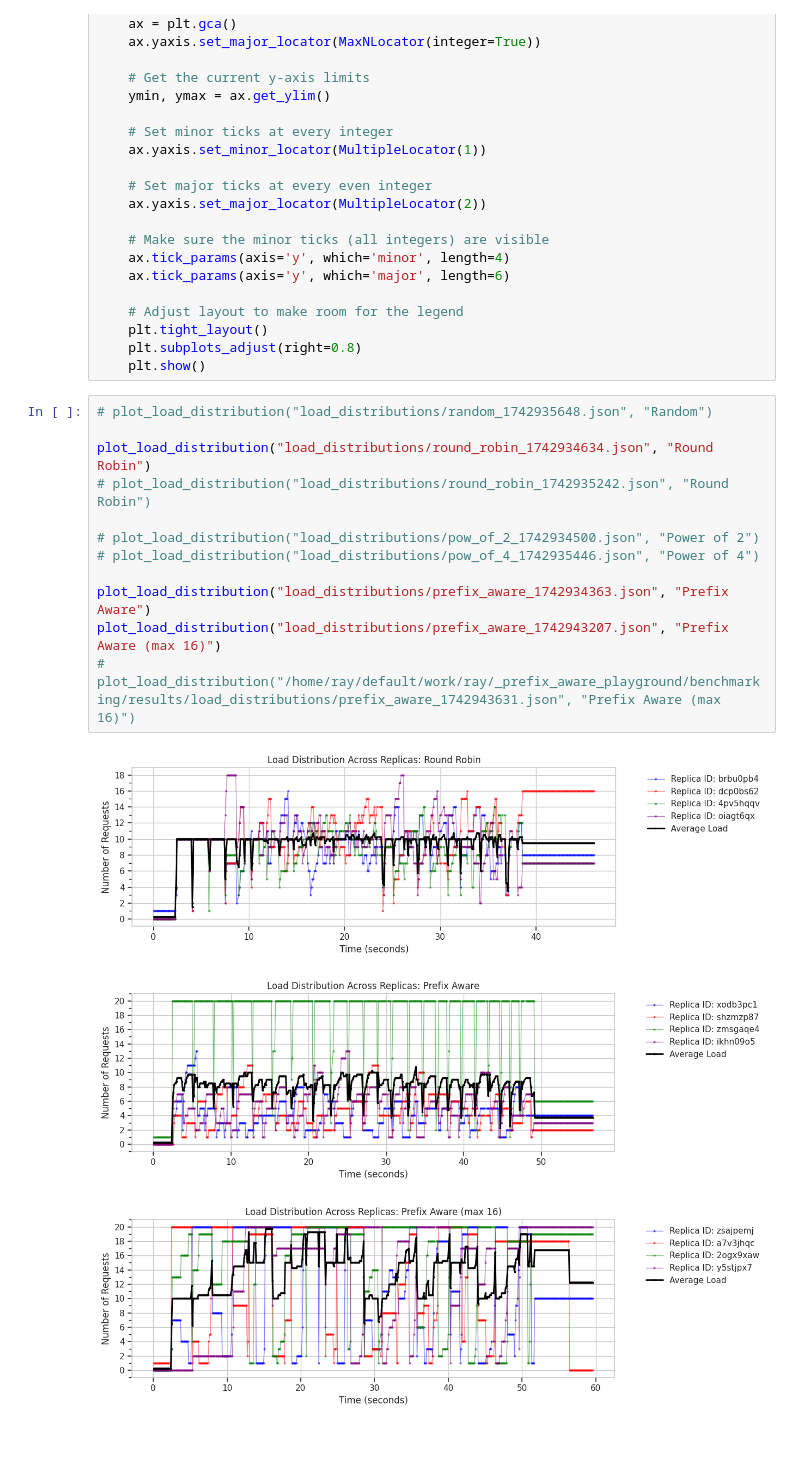
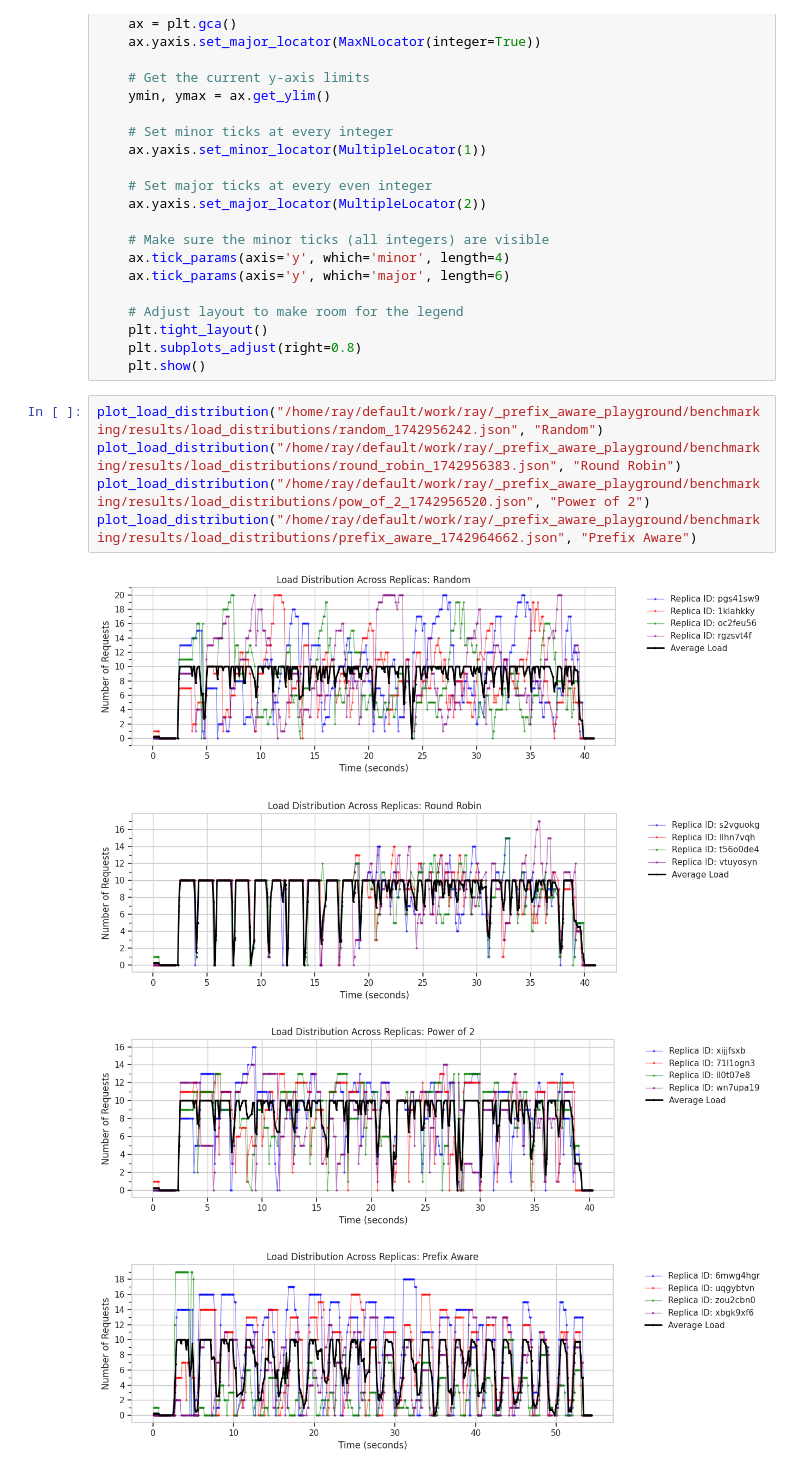
Before and after one commit to jujipotle/ray, a Jupyter notebook: _prefix_aware_playground/benchmarking/results/visualize_routing_strategies.ipynb, the cells around one changed output. Drawn from its saved outputs; the diff is of its cells as text; blank space fills up the shorter version.

```diff
--- a/_prefix_aware_playground/benchmarking/results/visualize_routing_strategies.ipynb
+++ b/_prefix_aware_playground/benchmarking/results/visualize_routing_strategies.ipynb
@@ -168,19 +169,13 @@ def plot_load_distribution(json_file_path, title=None):
     plt.tight_layout()
     plt.subplots_adjust(right=0.8)
     plt.show()
-# %%
-# plot_load_distribution("load_distributions/random_1742935648.json", "Random")
-
-plot_load_distribution("load_distributions/round_robin_1742934634.json", "Round Robin")
-# plot_load_distribution("load_distributions/round_robin_1742935242.json", "Round Robin")
-
-# plot_load_distribution("load_distributions/pow_of_2_1742934500.json", "Power of 2")
-# plot_load_distribution("load_distributions/pow_of_4_1742935446.json", "Power of 4")
-
-plot_load_distribution("load_distributions/prefix_aware_1742934363.json", "Prefix Aware")
-plot_load_distribution("load_distributions/prefix_aware_1742943207.json", "Prefix Aware (max 16)")
-# plot_load_distribution("/home/ray/default/work/ray/_prefix_aware_playground/benchmarking/results/load_distributions/prefix_aware_1742943631.json", "Prefix Aware (max 16)")
-# %% [output]
-[figure, removed]
-[figure, removed]
-[figure, removed]
+# %%
+plot_load_distribution("/home/ray/default/work/ray/_prefix_aware_playground/benchmarking/results/load_distributions/random_1742956242.json", "Random")
+plot_load_distribution("/home/ray/default/work/ray/_prefix_aware_playground/benchmarking/results/load_distributions/round_robin_1742956383.json", "Round Robin")
+plot_load_distribution("/home/ray/default/work/ray/_prefix_aware_playground/benchmarking/results/load_distributions/pow_of_2_1742956520.json", "Power of 2")
+plot_load_distribution("/home/ray/default/work/ray/_prefix_aware_playground/benchmarking/results/load_distributions/prefix_aware_1742964662.json", "Prefix Aware")
+# %% [output]
+[figure, added]
+[figure, added]
+[figure, added]
+[figure, added]
```
Also changed, not shown: parts of 2 cells of this notebook, 12 other files.
